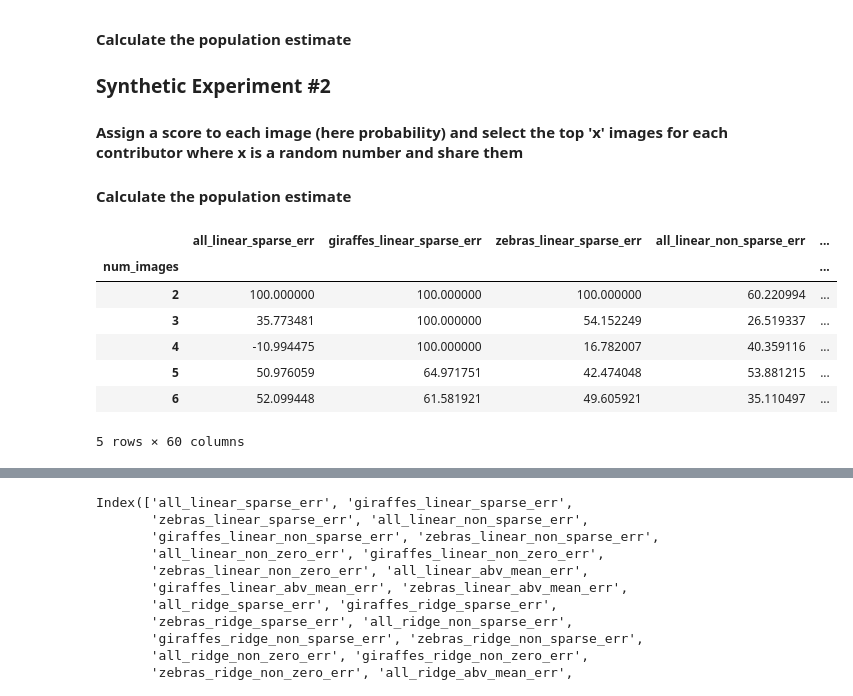
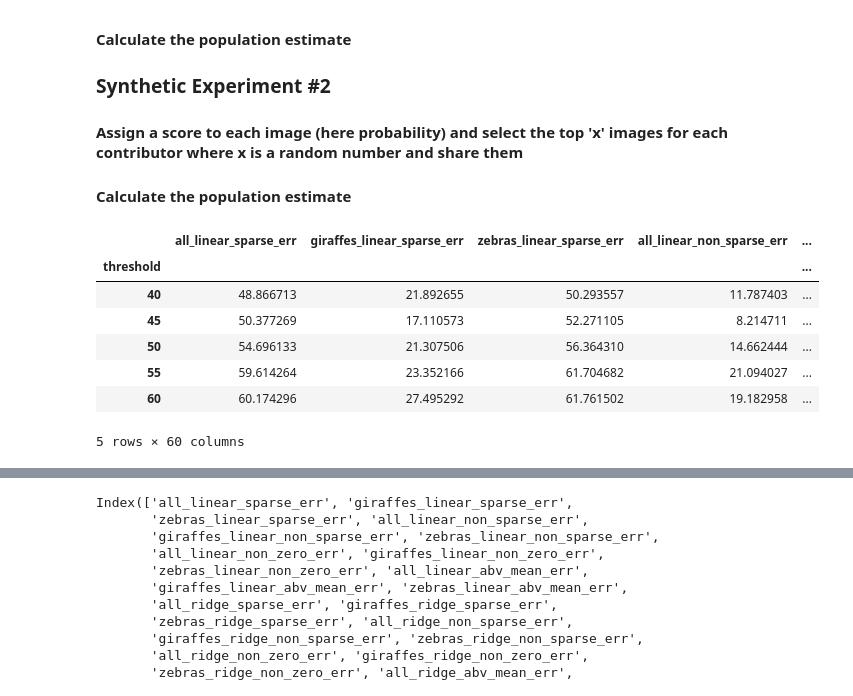
Before and after one commit to smenon8/AnimalWildlifeEstimator, a Jupyter notebook: Notebooks/PopulationEstimator_SyntheticExpts.ipynb, the cells around one changed output, grey strips where cells are left out. Saved outputs shown, nothing was run; the diff lists cells and outputs as text; code cells hidden in the pictures.

Commit message:
Population estimation using likelihood thresholds

```diff
--- a/Notebooks/PopulationEstimator_SyntheticExpts.ipynb
+++ b/Notebooks/PopulationEstimator_SyntheticExpts.ipynb
@@ -233,15 +233,15 @@ clfTypes = ['linear','ridge','lasso','svr','dtree_regressor']
 attribTypes = ['sparse','non_sparse','non_zero','abv_mean']
 flNms = [str(clf + "_" + attrib) for clf in clfTypes for attrib in attribTypes]
 
-df = pd.DataFrame.from_csv(str("../FinalResults/"+flNms[0]+"_kShares.csv")).reset_index()
-df.columns = list(map(lambda x : str(x + "_" + flNms[0]) if x != 'num_images' else x,list(df.columns)))
+df = pd.DataFrame.from_csv(str("../FinalResults/"+flNms[0]+"_thresholded.csv")).reset_index()
+df.columns = list(map(lambda x : str(x + "_" + flNms[0]) if x != 'threshold' else x,list(df.columns)))
 for i in range(1,len(flNms)):
-    df1 = pd.DataFrame.from_csv(str("../FinalResults/"+flNms[i]+"_kShares.csv")).reset_index()
-    df1.columns = list(map(lambda x : str(x + "_" + flNms[i]) if x != 'num_images' else x,list(df1.columns)))
-    df = pd.DataFrame.merge(df,df1,on='num_images')
+    df1 = pd.DataFrame.from_csv(str("../FinalResults/"+flNms[i]+"_thresholded.csv")).reset_index()
+    df1.columns = list(map(lambda x : str(x + "_" + flNms[i]) if x != 'threshold' else x,list(df1.columns)))
+    df = pd.DataFrame.merge(df,df1,on='threshold')
 
-df.index = df['num_images']
-df.drop(['num_images'],1,inplace=True)
+df.index = df['threshold']
+df.drop(['threshold'],1,inplace=True)
 # %%
 for col in df.columns:
     if 'all' in col:
@@ -252,21 +252,21 @@ for col in df.columns:
         df[str(col+'_err')] = (177 - df[col]) / 1.77
 # %%
 df.head()
-df.to_csv("../FinalResults/MasterEstimation_KShare.csv")
+df.to_csv("../FinalResults/MasterEstimation_Thresholded.csv")
 figs=[]
 
 errorCols = [col for col in df.columns if 'err' in col]
 
 df = df[errorCols]
 df.head()
 # %% [output]
 |  | all_linear_sparse_err | giraffes_linear_sparse_err | zebras_linear_sparse_err | all_linear_non_sparse_err | ... |
-| num_images |  |  |  |  | ... |
-| 2 | 100.000000 | 100.000000 | 100.000000 | 60.220994 | ... |
-| 3 | 35.773481 | 100.000000 | 54.152249 | 26.519337 | ... |
-| 4 | -10.994475 | 100.000000 | 16.782007 | 40.359116 | ... |
-| 5 | 50.976059 | 64.971751 | 42.474048 | 53.881215 | ... |
-| 6 | 52.099448 | 61.581921 | 49.605921 | 35.110497 | ... |
+| threshold |  |  |  |  | ... |
+| 40 | 48.866713 | 21.892655 | 50.293557 | 11.787403 | ... |
+| 45 | 50.377269 | 17.110573 | 52.271105 | 8.214711 | ... |
+| 50 | 54.696133 | 21.307506 | 56.364310 | 14.662444 | ... |
+| 55 | 59.614264 | 23.352166 | 61.704682 | 21.094027 | ... |
+| 60 | 60.174296 | 27.495292 | 61.761502 | 19.182958 | ... |
 5 rows × 60 columns
 # %%
 figs = []
```
Also changed, not shown: parts of 4 cells of this notebook, 44 other files.
